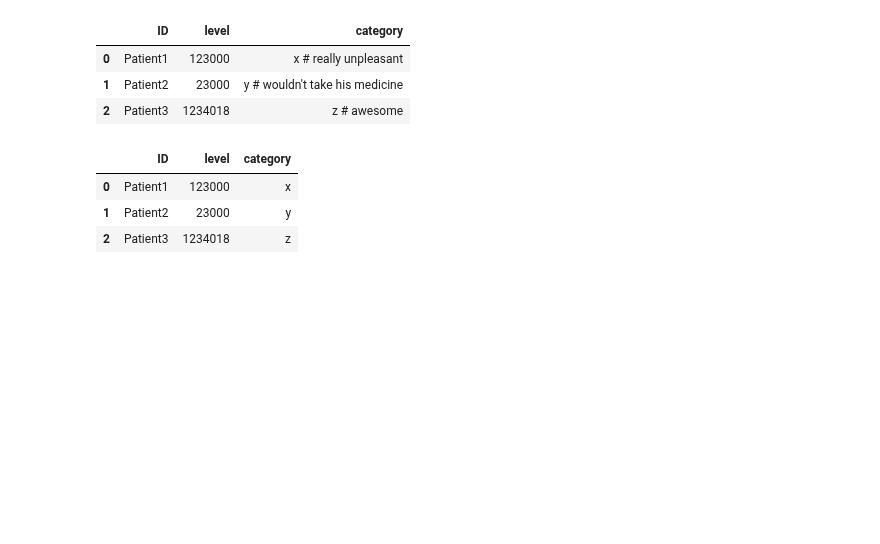
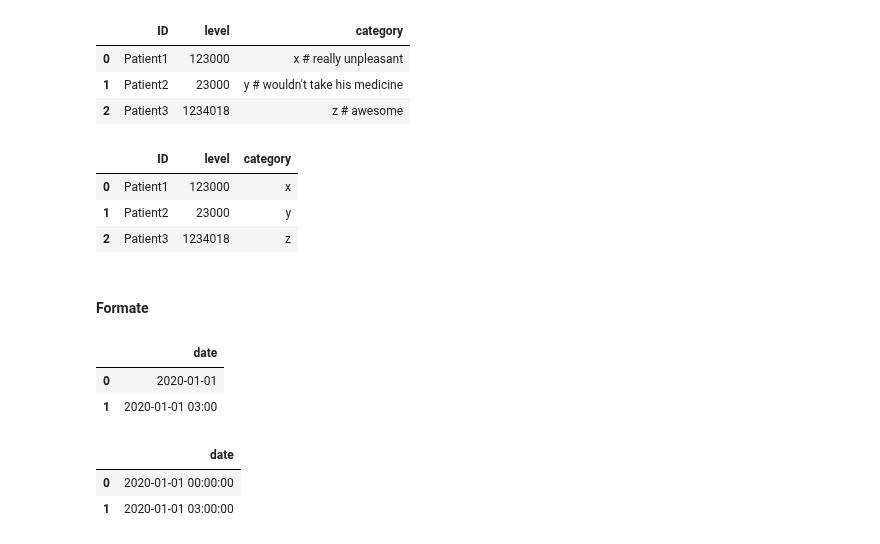
Before and after one commit to KumudithaSilva/pandas-data-science, a Jupyter notebook: Pandas.ipynb, the cells around one changed output. Drawn from its saved outputs; the diff is of its cells as text; code cells hidden in the pictures; blank space fills up the shorter version.

Commit message:
date formate

```diff
--- a/Pandas.ipynb
+++ b/Pandas.ipynb
@@ -902,3 +902,20 @@ df_comment
 | 0 | Patient1 | 123000 | x |
 | 1 | Patient2 | 23000 | y |
 | 2 | Patient3 | 1234018 | z |
+# %% [markdown]
+#### Formate
+# %%
+data_formate = StringIO("date\n2020-01-01\n2020-01-01 03:00\n")
+df_data_formate = pd.read_csv(data_formate)
+df_data_formate
+# %% [output]
+|  | date |
+| 0 | 2020-01-01 |
+| 1 | 2020-01-01 03:00 |
+# %%
+df_data_formate['date'] = pd.to_datetime(df_data_formate['date'], format='ISO8601')
+df_data_formate
+# %% [output]
+|  | date |
+| 0 | 2020-01-01 00:00:00 |
+| 1 | 2020-01-01 03:00:00 |
```
Also changed, not shown: parts of 27 cells of this notebook.
